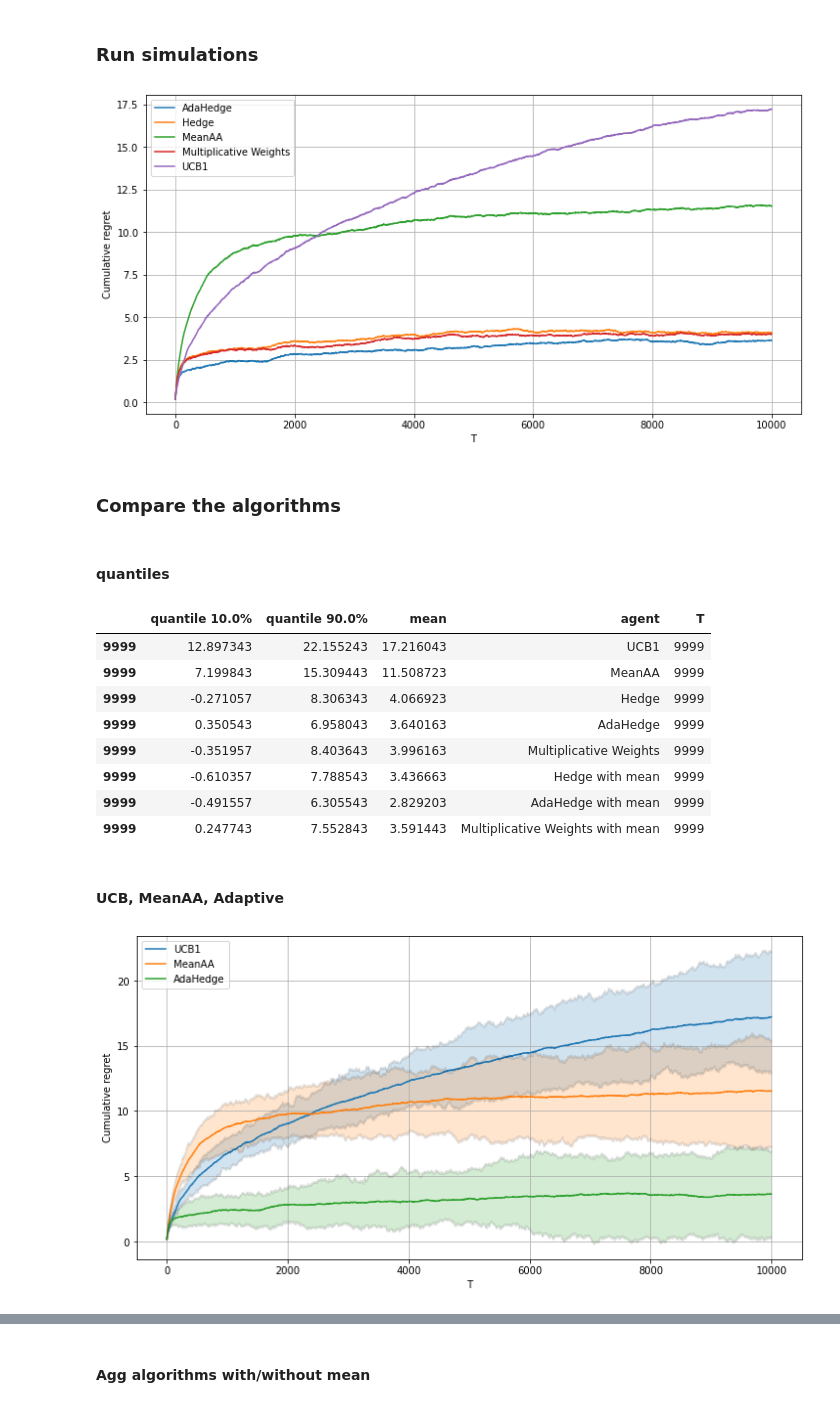
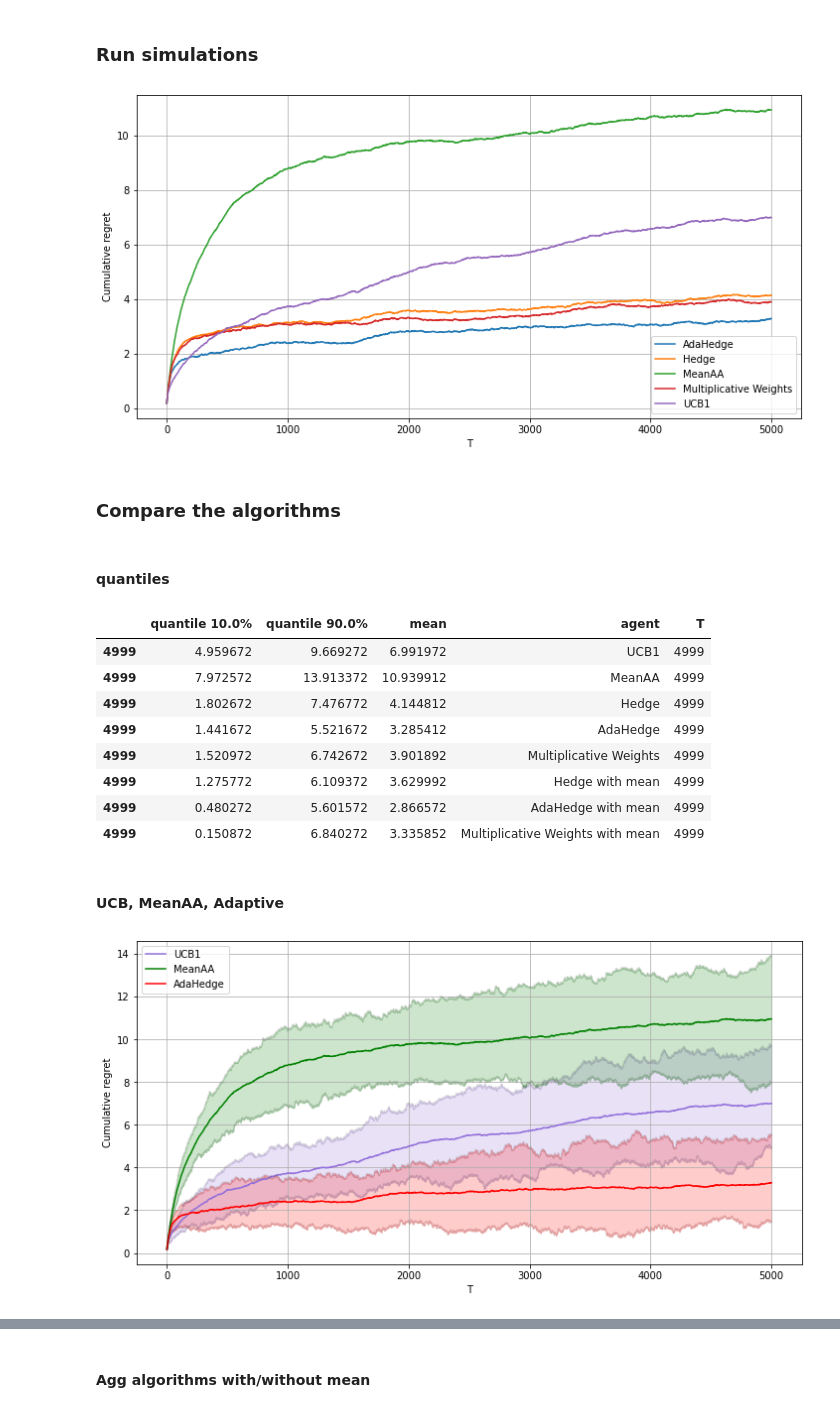
Before and after one commit to thxi/hse_thesis, a Jupyter notebook: notebooks/Pricing bandits.ipynb, the cells around one changed output, grey strips where cells are left out. Saved outputs shown, nothing was run; the diff lists cells and outputs as text; code cells hidden in the pictures.

```diff
--- a/notebooks/Pricing bandits.ipynb
+++ b/notebooks/Pricing bandits.ipynb
@@ -74,7 +74,7 @@ fig.tight_layout();
 # %%
 np.random.seed(2)
 N_SIMULATIONS = 50
-T = 10000
+T = 5000
 
 eps = 1e-2  # probability of exploration
 alpha = 0.25**2/2
@@ -122,12 +122,10 @@ ah_mean_agg = AdaHedge(with_mean_models)
 mw_mean_agg = MultiplicativeWeights(with_mean_models, eta=0.5)
 
 agent_funcs = [
-#     ("UCB1", lambda env: UCB1Agent(alpha=alpha, num_arms=env.action_space.n)),
-    ("UCB1", lambda env: UCB1Agent(alpha=2*alpha, num_arms=env.action_space.n)),
+    ("UCB1", lambda env: UCB1Agent(alpha=1.25*alpha, num_arms=env.action_space.n)),
     ("MeanAA", lambda env: deepcopy(AggregatingAgent(aggregating_algorithm=MeanAA_agg_alg, alpha=alpha, action_to_price=env.action_to_price))),
     ("Hedge", lambda env: deepcopy(AggregatingAgent(aggregating_algorithm=hedge_agg_alg, alpha=alpha, action_to_price=env.action_to_price))),
     ("AdaHedge", lambda env: deepcopy(AggregatingAgent(aggregating_algorithm=adahedge_agg_alg, alpha=alpha, action_to_price=env.action_to_price))),
-#     ("AdaHedge 2", lambda env: deepcopy(AggregatingAgent(aggregating_algorithm=adahedge_agg_alg, alpha=2*alpha, action_to_price=env.action_to_price))),
     ("Multiplicative Weights", lambda env: deepcopy(AggregatingAgent(aggregating_algorithm=multw_agg_alg, alpha=alpha, action_to_price=env.action_to_price))),
     ("Hedge with mean", lambda env: deepcopy(AggregatingAgent(aggregating_algorithm=h_mean_agg, alpha=alpha, action_to_price=env.action_to_price))),
     ("AdaHedge with mean", lambda env: deepcopy(AggregatingAgent(aggregating_algorithm=ah_mean_agg, alpha=alpha, action_to_price=env.action_to_price))),
@@ -160,11 +158,11 @@ plt.xlabel('T')
 plt.ylabel('Cumulative regret')
 plt.grid();
 # %% [output]
-[figure, old version]
+[figure, new version]
 # %% [markdown]
 ### Compare the algorithms
-# %% [markdown]
-#### quantiles
+# %% [markdown]
+#### quantiles
 # %%
 # quantiles
 q1 = 0.1
@@ -194,30 +192,31 @@ for name in agents:
 quantile_df[quantile_df['T'] == quantile_df['T'].max()]
 # %% [output]
 |  | quantile 10.0% | quantile 90.0% | mean | agent | T |
-| 9999 | 12.897343 | 22.155243 | 17.216043 | UCB1 | 9999 |
-| 9999 | 7.199843 | 15.309443 | 11.508723 | MeanAA | 9999 |
-| 9999 | -0.271057 | 8.306343 | 4.066923 | Hedge | 9999 |
-| 9999 | 0.350543 | 6.958043 | 3.640163 | AdaHedge | 9999 |
-| 9999 | -0.351957 | 8.403643 | 3.996163 | Multiplicative Weights | 9999 |
-| 9999 | -0.610357 | 7.788543 | 3.436663 | Hedge with mean | 9999 |
-| 9999 | -0.491557 | 6.305543 | 2.829203 | AdaHedge with mean | 9999 |
-| 9999 | 0.247743 | 7.552843 | 3.591443 | Multiplicative Weights with mean | 9999 |
+| 4999 | 4.959672 | 9.669272 | 6.991972 | UCB1 | 4999 |
+| 4999 | 7.972572 | 13.913372 | 10.939912 | MeanAA | 4999 |
+| 4999 | 1.802672 | 7.476772 | 4.144812 | Hedge | 4999 |
+| 4999 | 1.441672 | 5.521672 | 3.285412 | AdaHedge | 4999 |
+| 4999 | 1.520972 | 6.742672 | 3.901892 | Multiplicative Weights | 4999 |
+| 4999 | 1.275772 | 6.109372 | 3.629992 | Hedge with mean | 4999 |
+| 4999 | 0.480272 | 5.601572 | 2.866572 | AdaHedge with mean | 4999 |
+| 4999 | 0.150872 | 6.840272 | 3.335852 | Multiplicative Weights with mean | 4999 |
 # %% [markdown]
 #### UCB, MeanAA, Adaptive
 # %%
 agents = ['UCB1', 'MeanAA', 'AdaHedge']
+colors = ['mediumpurple', 'green', 'red']  # to make them match the previous plot
 # %%
 fig,axs=plt.subplots(figsize=(12, 6))
 ts = np.arange(T)
-for agent in agents:
+for agent,c in zip(agents, colors):
     agent_df = quantile_df[quantile_df['agent'] == agent]
-    sns.lineplot(x='T', y='mean', label=agent, data=agent_df)
-    plt.fill_between(x=ts, y1=agent_df[q1_col], y2=agent_df[q2_col], alpha=0.2)
+    sns.lineplot(x='T', y='mean', label=agent, data=agent_df, color=c)
+    plt.fill_between(x=ts, y1=agent_df[q1_col], y2=agent_df[q2_col], alpha=0.2, color=c)
     sns.lineplot(x='T', y=q1_col, data=agent_df, color='black', alpha=0.1)
     sns.lineplot(x='T', y=q2_col, data=agent_df, color='black', alpha=0.1)
 
 plt.xlabel('T')
 plt.ylabel('Cumulative regret')
 plt.grid();
 # %% [output]
-[figure, old version]
+[figure, new version]
```
Also changed, not shown: parts of 96 cells of this notebook.
